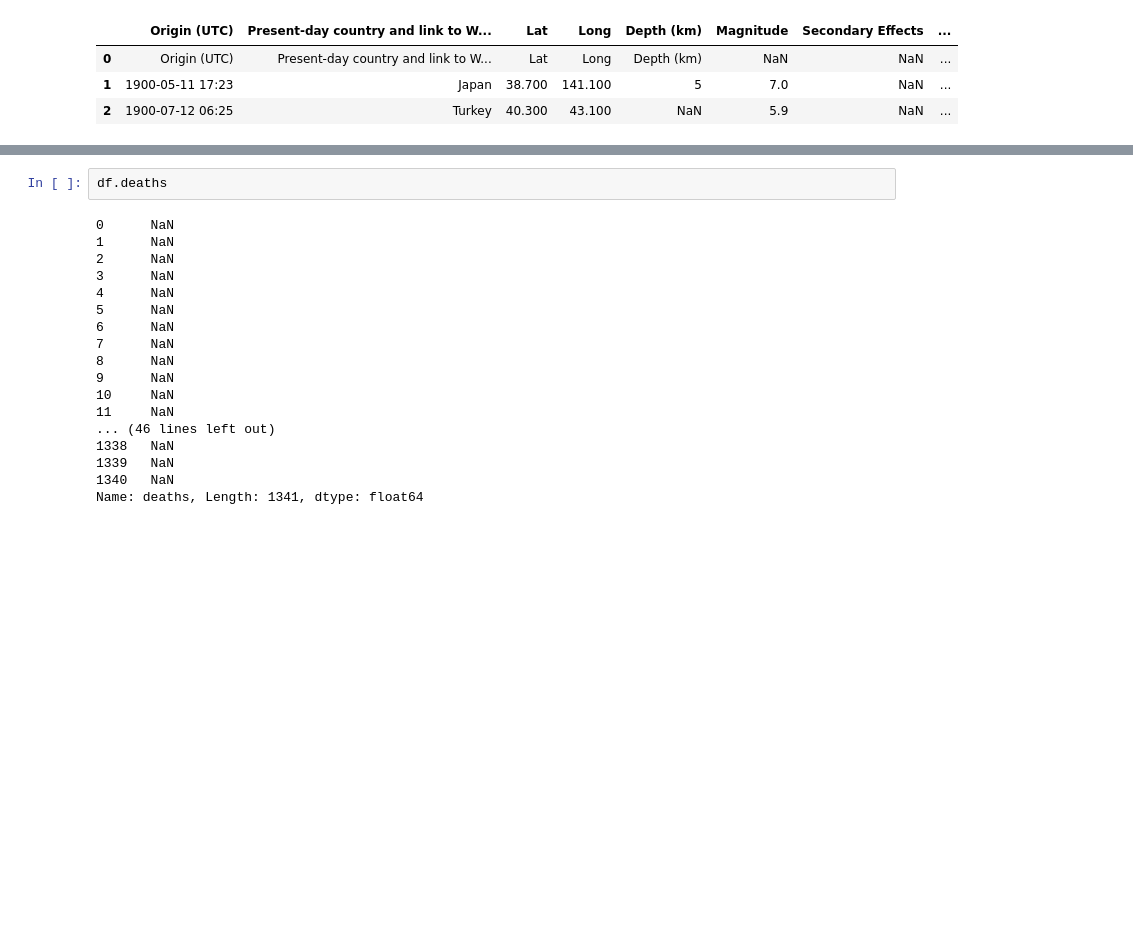
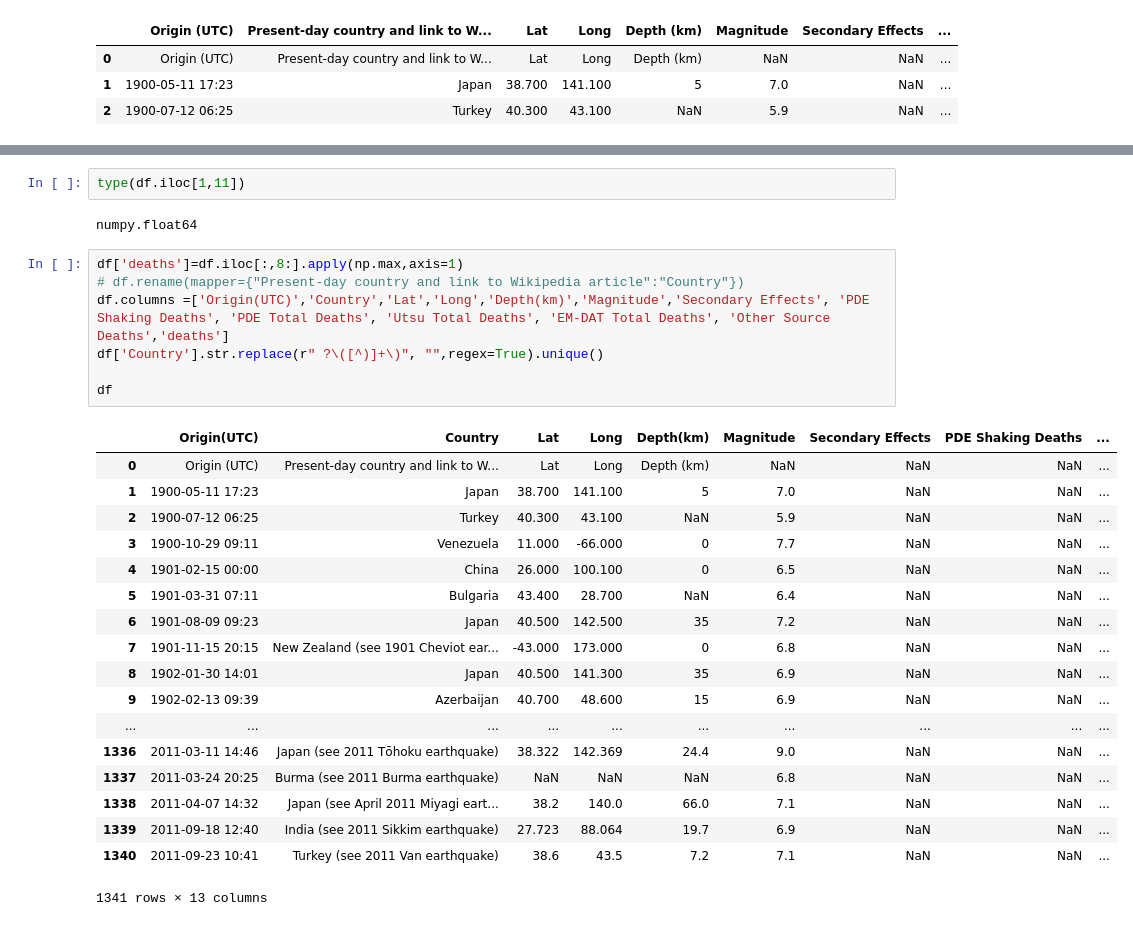
Before and after one commit to Cjcarlevato/data-question-3-earthquakes-the-dream-crushers, a Jupyter notebook: EarthquakeUWN.ipynb, the cells around one changed output, grey strips where cells are left out. Drawn from its saved outputs; the diff is of its cells as text; blank space fills up the shorter version.

```diff
--- a/EarthquakeUWN.ipynb
+++ b/EarthquakeUWN.ipynb
@@ -366,20 +363,30 @@ SyntaxError: invalid syntax (<ipython-input-224-9d5bf5609881>, line 3)
-# %%
-df.deaths
-# %% [output]
-0      NaN
-1      NaN
-2      NaN
-3      NaN
-4      NaN
-5      NaN
-6      NaN
-7      NaN
-8      NaN
-9      NaN
-10     NaN
-11     NaN
-... (46 lines left out)
-1338   NaN
-1339   NaN
-1340   NaN
-Name: deaths, Length: 1341, dtype: float64
+# %%
+type(df.iloc[1,11])
+# %% [output]
+numpy.float64
+# %%
+df['deaths']=df.iloc[:,8:].apply(np.max,axis=1)
+# df.rename(mapper={"Present-day country and link to Wikipedia article":"Country"})
+df.columns =['Origin(UTC)','Country','Lat','Long','Depth(km)','Magnitude','Secondary Effects', 'PDE Shaking Deaths', 'PDE Total Deaths', 'Utsu Total Deaths', 'EM-DAT Total Deaths', 'Other Source Deaths','deaths']
+df['Country'].str.replace(r" ?\([^)]+\)", "",regex=True).unique()
+
+df
+# %% [output]
+|  | Origin(UTC) | Country | Lat | Long | Depth(km) | Magnitude | Secondary Effects | PDE Shaking Deaths | ... |
+| 0 | Origin (UTC) | Present-day country and link to W... | Lat | Long | Depth (km) | NaN | NaN | NaN | ... |
+| 1 | 1900-05-11 17:23 | Japan | 38.700 | 141.100 | 5 | 7.0 | NaN | NaN | ... |
+| 2 | 1900-07-12 06:25 | Turkey | 40.300 | 43.100 | NaN | 5.9 | NaN | NaN | ... |
+| 3 | 1900-10-29 09:11 | Venezuela | 11.000 | -66.000 | 0 | 7.7 | NaN | NaN | ... |
+| 4 | 1901-02-15 00:00 | China | 26.000 | 100.100 | 0 | 6.5 | NaN | NaN | ... |
+| 5 | 1901-03-31 07:11 | Bulgaria | 43.400 | 28.700 | NaN | 6.4 | NaN | NaN | ... |
+| 6 | 1901-08-09 09:23 | Japan | 40.500 | 142.500 | 35 | 7.2 | NaN | NaN | ... |
+| 7 | 1901-11-15 20:15 | New Zealand (see 1901 Cheviot ear... | -43.000 | 173.000 | 0 | 6.8 | NaN | NaN | ... |
+| 8 | 1902-01-30 14:01 | Japan | 40.500 | 141.300 | 35 | 6.9 | NaN | NaN | ... |
+| 9 | 1902-02-13 09:39 | Azerbaijan | 40.700 | 48.600 | 15 | 6.9 | NaN | NaN | ... |
+| ... | ... | ... | ... | ... | ... | ... | ... | ... | ... |
+| 1336 | 2011-03-11 14:46 | Japan (see 2011 Tōhoku earthquake) | 38.322 | 142.369 | 24.4 | 9.0 | NaN | NaN | ... |
+| 1337 | 2011-03-24 20:25 | Burma (see 2011 Burma earthquake) | NaN | NaN | NaN | 6.8 | NaN | NaN | ... |
+| 1338 | 2011-04-07 14:32 | Japan (see April 2011 Miyagi eart... | 38.2 | 140.0 | 66.0 | 7.1 | NaN | NaN | ... |
+| 1339 | 2011-09-18 12:40 | India (see 2011 Sikkim earthquake) | 27.723 | 88.064 | 19.7 | 6.9 | NaN | NaN | ... |
+| 1340 | 2011-09-23 10:41 | Turkey (see 2011 Van earthquake) | 38.6 | 43.5 | 7.2 | 7.1 | NaN | NaN | ... |
+1341 rows × 13 columns
```
Also changed, not shown: parts of 10 cells of this notebook.
